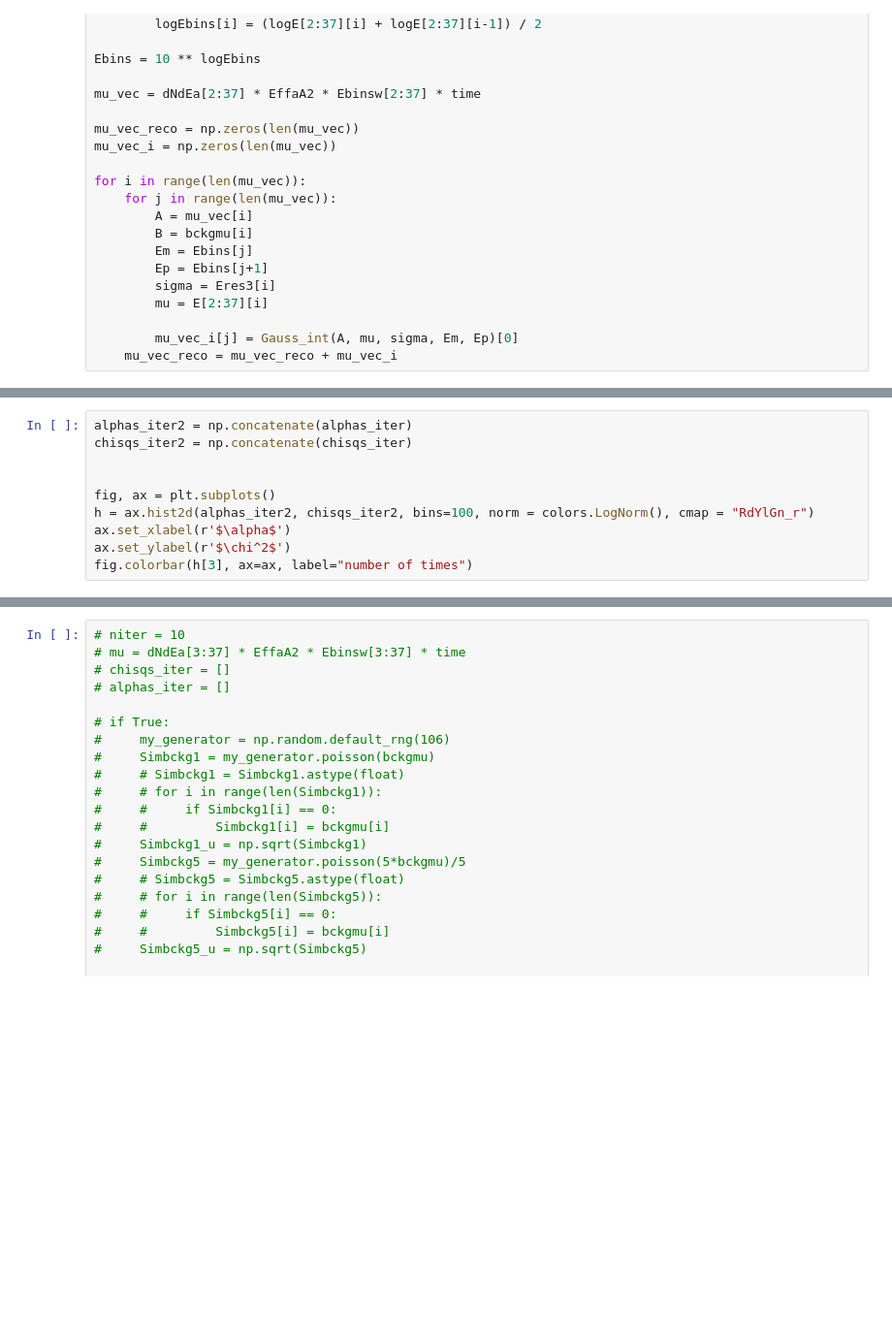
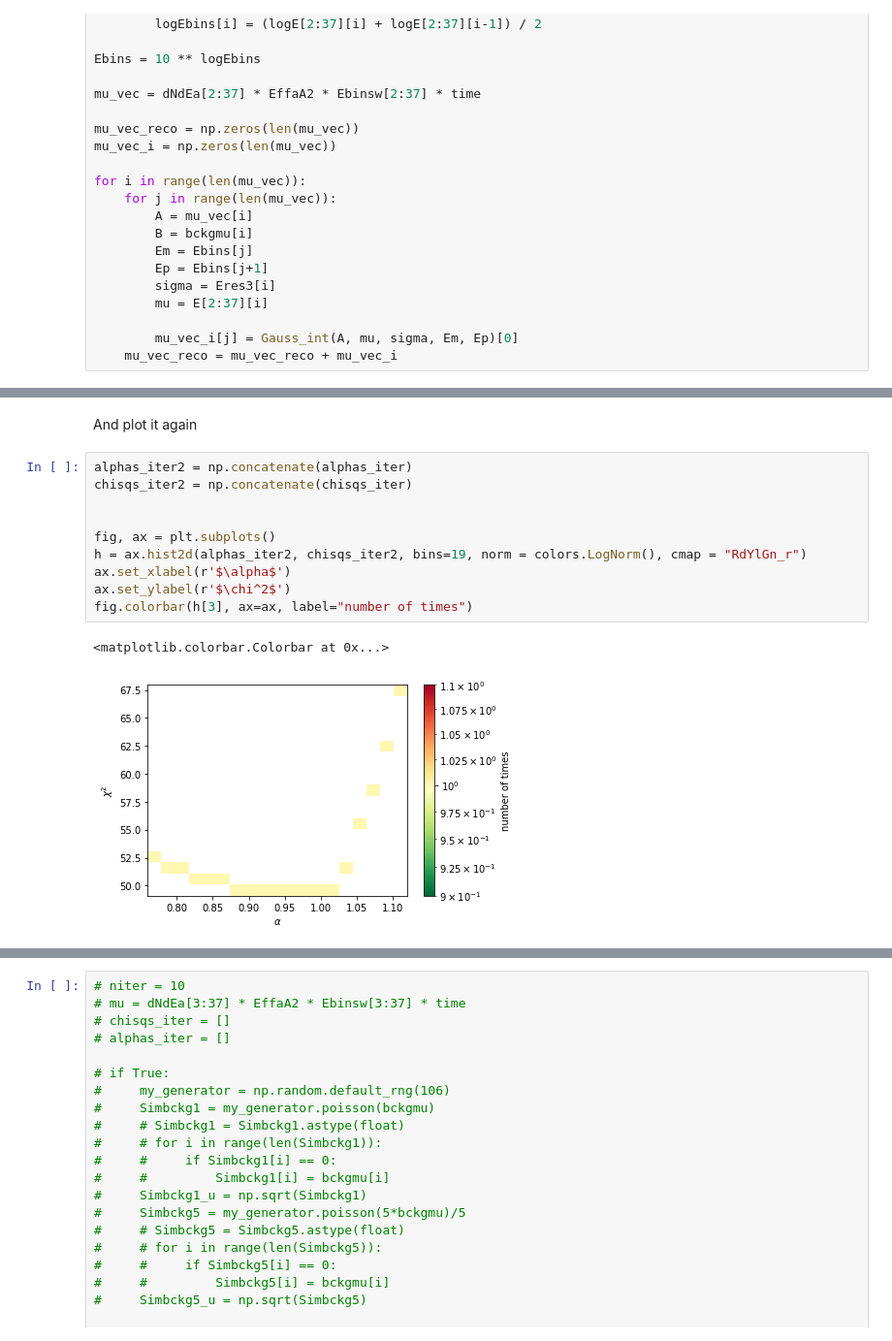
Before and after one commit to R-Grau/EBLpy, a Jupyter notebook: Multiple_Broken_power_law_multiple2.ipynb, the cells around one changed output, grey strips where cells are left out. Shown: that part at 97% size. Saved outputs shown, nothing was run; the diff lists cells and outputs as text; blank space fills up the shorter version.

```diff
--- a/Multiple_Broken_power_law_multiple2.ipynb
+++ b/Multiple_Broken_power_law_multiple2.ipynb
@@ -331,10 +432,15 @@ KeyboardInterrupt:
+# %% [markdown]
+And plot it again
 # %%
 alphas_iter2 = np.concatenate(alphas_iter)
 chisqs_iter2 = np.concatenate(chisqs_iter)
 
 
 fig, ax = plt.subplots()
-h = ax.hist2d(alphas_iter2, chisqs_iter2, bins=100, norm = colors.LogNorm(), cmap = "RdYlGn_r")
+h = ax.hist2d(alphas_iter2, chisqs_iter2, bins=19, norm = colors.LogNorm(), cmap = "RdYlGn_r")
 ax.set_xlabel(r'$\alpha$')
 ax.set_ylabel(r'$\chi^2$')
 fig.colorbar(h[3], ax=ax, label="number of times")
+# %% [output]
+<matplotlib.colorbar.Colorbar at 0x...>
+[figure, added]
```
Also changed, not shown: parts of 26 cells of this notebook, 2 other files.
